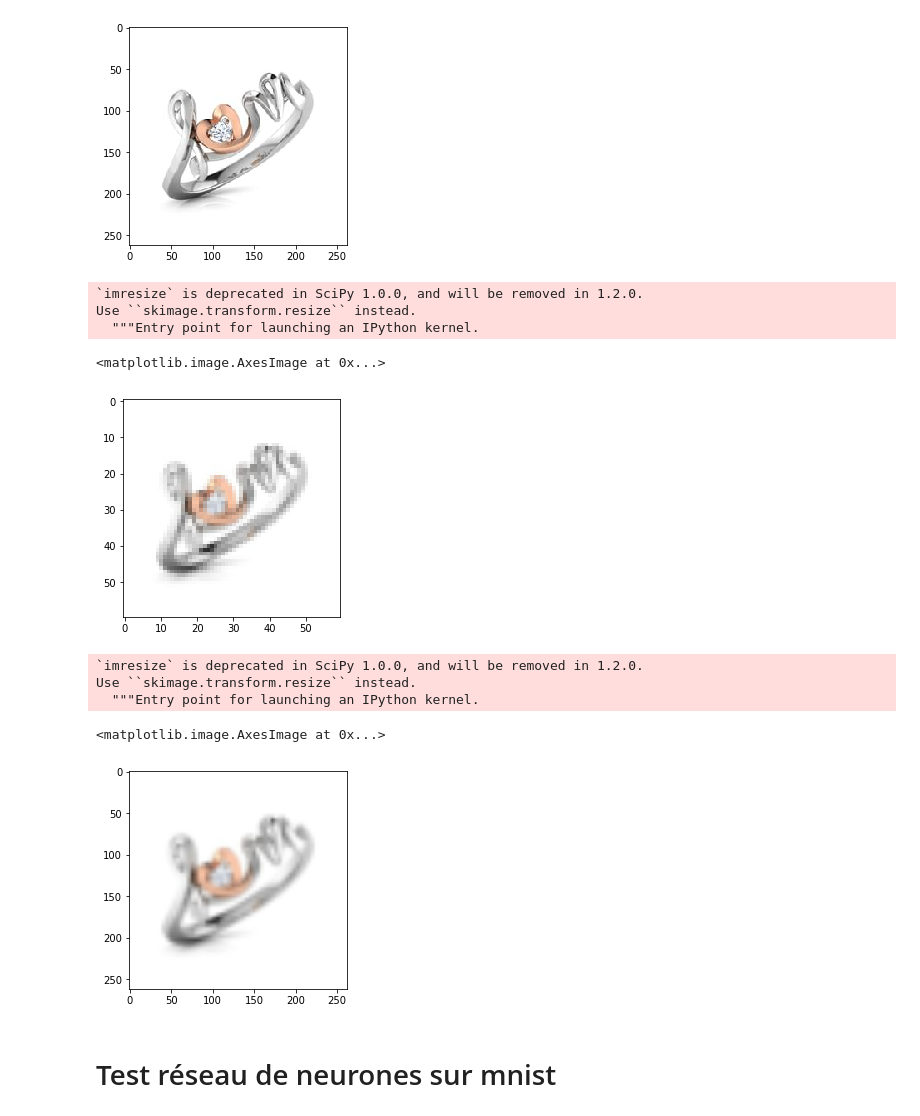
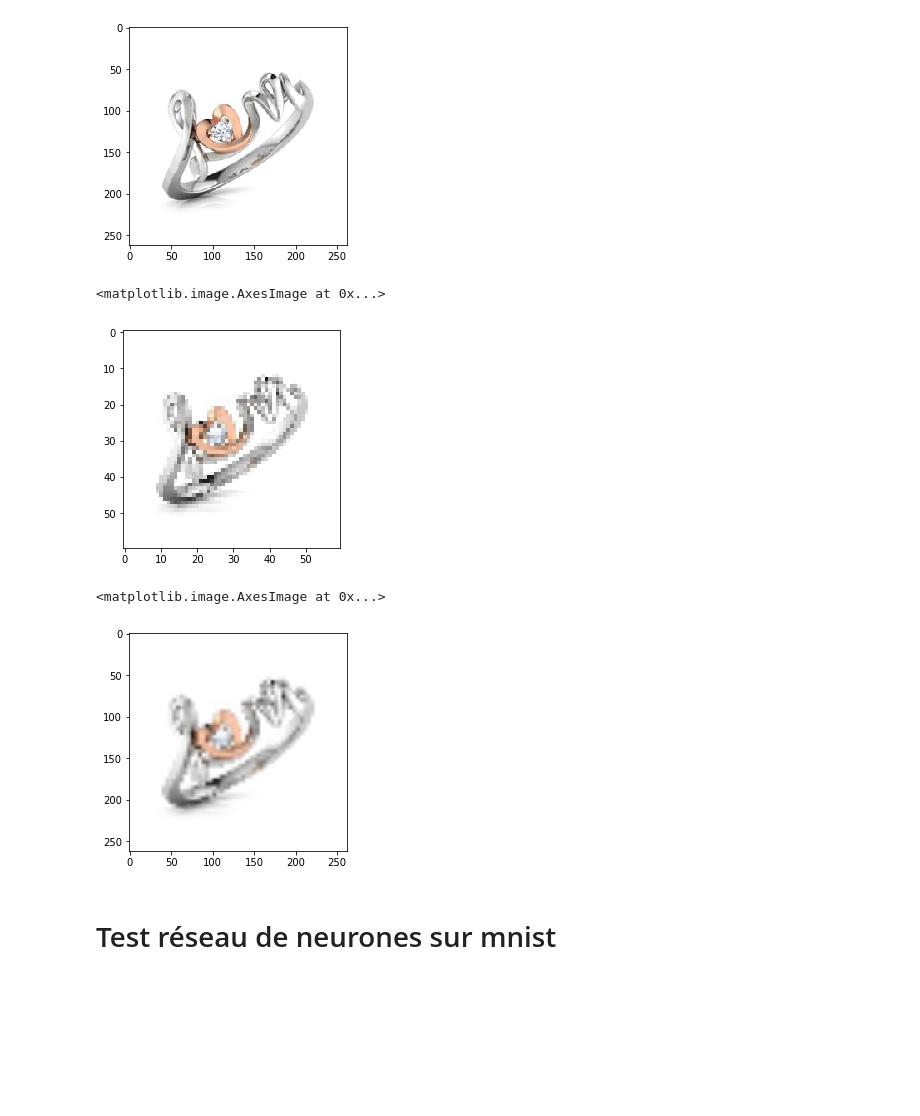
Before and after one commit to m-emmeline/Projet_RecomStyle, a Jupyter notebook: acces_donnees.ipynb, the cells around one changed output. Saved outputs shown, nothing was run; the diff lists cells and outputs as text; code cells hidden in the pictures; blank space fills up the shorter version.

```diff
--- a/acces_donnees.ipynb
+++ b/acces_donnees.ipynb
@@ -263,24 +299,17 @@ plt.imshow((plt.imread(l_chemins_bagues[1])))
 <matplotlib.image.AxesImage at 0x...>
 [figure]
 # %%
-comp = imresize((plt.imread(l_chemins_bagues[1])), (60,60,3))
+comp = skt.resize((plt.imread(l_chemins_bagues[1])), (60,60,3), mode = 'reflect')
-# %% [output]
-`imresize` is deprecated in SciPy 1.0.0, and will be removed in 1.2.0.
-Use ``skimage.transform.resize`` instead.
-  """Entry point for launching an IPython kernel.
 # %%
 plt.imshow(comp)
 # %% [output]
 <matplotlib.image.AxesImage at 0x...>
-[figure, old version]
+[figure, new version]
 # %%
-plt.imshow(imresize(comp, (262,262,3)))
+plt.imshow(skt.resize(comp, (262,262,3), mode = 'reflect'))
 # %% [output]
-`imresize` is deprecated in SciPy 1.0.0, and will be removed in 1.2.0.
-Use ``skimage.transform.resize`` instead.
-  """Entry point for launching an IPython kernel.
+<matplotlib.image.AxesImage at 0x...>
-<matplotlib.image.AxesImage at 0x...>
-[figure, old version]
+[figure, new version]
 # %% [markdown]
 # Test réseau de neurones sur mnist
 # %%
```
Also changed, not shown: parts of 64 cells of this notebook, 1 other file.
